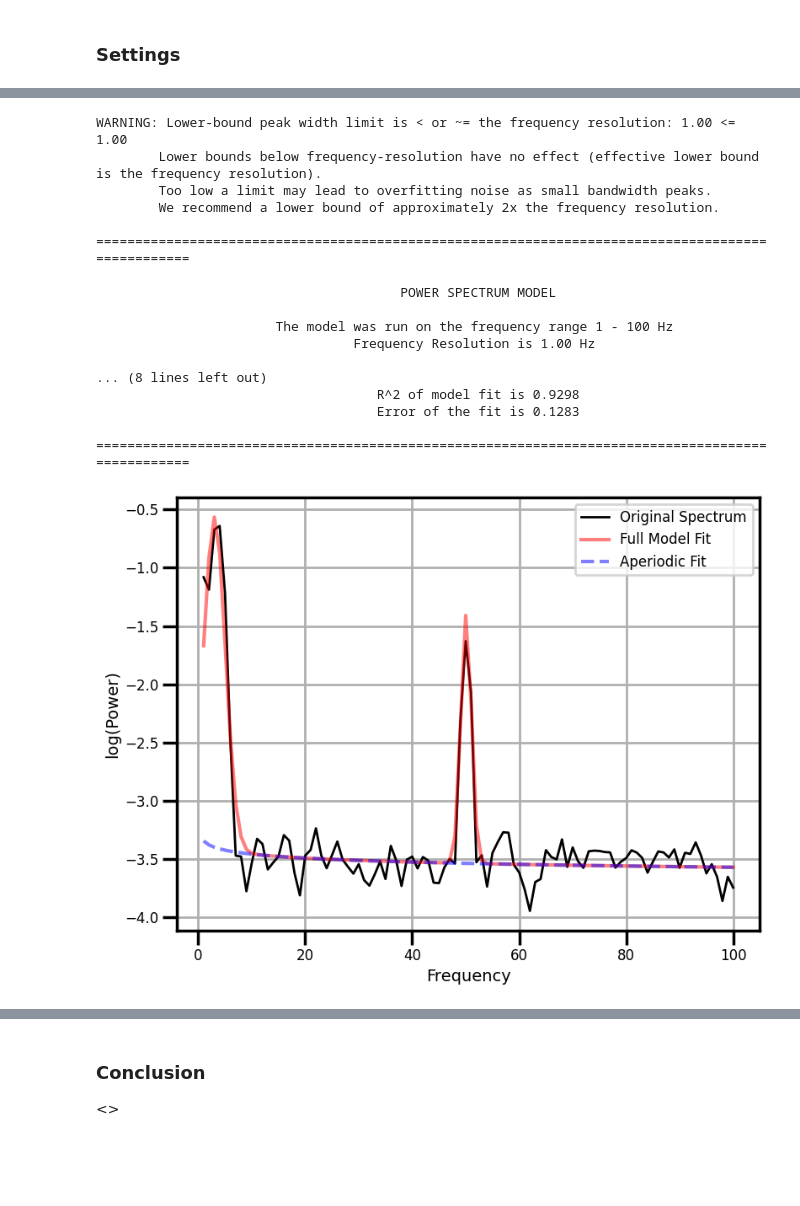
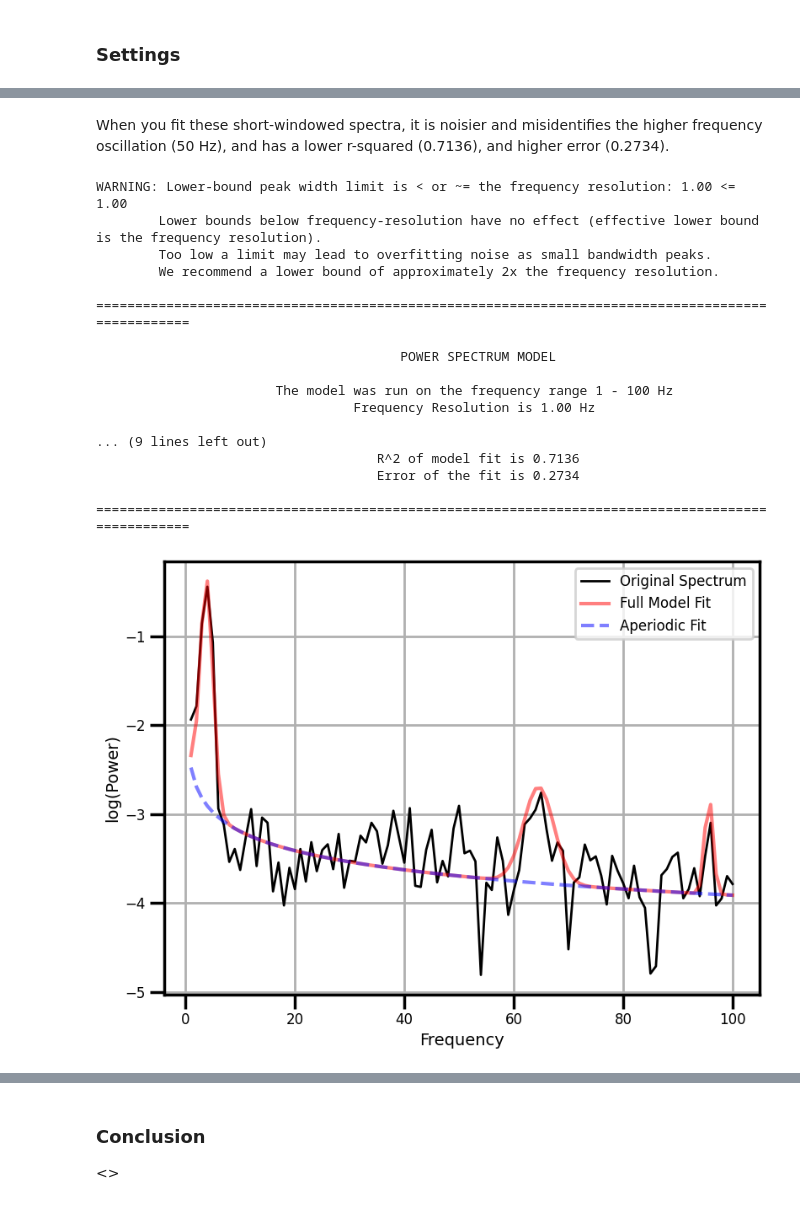
Before and after one commit to voytekresearch/AperiodicMethods, a Jupyter notebook: notebooks/Recommendation 05/Recommendation_05_ModelFits.ipynb, the cells around one changed output, grey strips where cells are left out. Cells and saved outputs as stored; diff of their text form; code cells hidden in the pictures; blank space fills up the shorter version.

```diff
--- a/notebooks/Recommendation 05/Recommendation_05_ModelFits.ipynb
+++ b/notebooks/Recommendation 05/Recommendation_05_ModelFits.ipynb
@@ -57,12 +60,12 @@ SAVE_FIG = False
 # %%
-## Simulate timeseries as a combination of aperiodic and periodic components + noise
+# Simulate timeseries as a combination of aperiodic and periodic components + noise
 sim_components = {'sim_knee': {'exponent1' : 0, 'exponent2':-5, 'knee':10},
                    'sim_oscillation': [{'freq' : 4}, {'freq' : 50}]}
 fs = 1000
 n_seconds = 15
 ap_sig = sim_knee(n_seconds, fs,**sim_components['sim_knee'])
 sig = sim_peak_oscillation(ap_sig, fs, freq=sim_components['sim_oscillation'][0]['freq'], bw=1, height=3)
-sig = sim_peak_oscillation(sig, fs, freq=sim_components['sim_oscillation'][1]['freq'], bw=0.5, height=8)
+sig = sim_peak_oscillation(sig, fs, freq=sim_components['sim_oscillation'][1]['freq'], bw=0.5, height=7)
 
 # Add noise
 noise = sim_powerlaw(n_seconds, fs, exponent=0, f_range=(0.1, 200))
@@ -75,5 +116,5 @@ plot_time_series(times, sig)
 # %%
-win_len = int(1 * fs)
+win_len = int(2 * fs)
 step = win_len//2  # 50% overlap
 
 all_freqs = []
@@ -112,22 +150,24 @@ plt.loglog(freqs,powers, linewidth=2)
+# %% [markdown]
+When you fit these short-windowed spectra, it is noisier and misidentifies the higher frequency oscillation (50 Hz), and has a lower r-squared (0.7136), and higher error (0.2734).
 # %%
-fm = SpectralModel(peak_width_limits=[1, 8], max_n_peaks=6, min_peak_height=0.4)
-fm.report(freqs, powers, freq_range=(0,100))
+fm = SpectralModel(peak_width_limits=[1, 8], max_n_peaks=3, min_peak_height=0.4)
+fm.report(all_freqs[0], all_powers[0], freq_range=(0,100))
 # %% [output]
 WARNING: Lower-bound peak width limit is < or ~= the frequency resolution: 1.00 <= 1.00
         Lower bounds below frequency-resolution have no effect (effective lower bound is the frequency resolution).
         Too low a limit may lead to overfitting noise as small bandwidth peaks.
         We recommend a lower bound of approximately 2x the frequency resolution.
 
 ==================================================================================================
 
                                        POWER SPECTRUM MODEL
 
                        The model was run on the frequency range 1 - 100 Hz
                                  Frequency Resolution is 1.00 Hz
 
-... (8 lines left out)
-                                    R^2 of model fit is 0.9298
-                                    Error of the fit is 0.1283
+... (9 lines left out)
+                                    R^2 of model fit is 0.7136
+                                    Error of the fit is 0.2734
 
 ==================================================================================================
-[figure, old version]
+[figure, new version]
```
Also changed, not shown: parts of 24 cells of this notebook.
